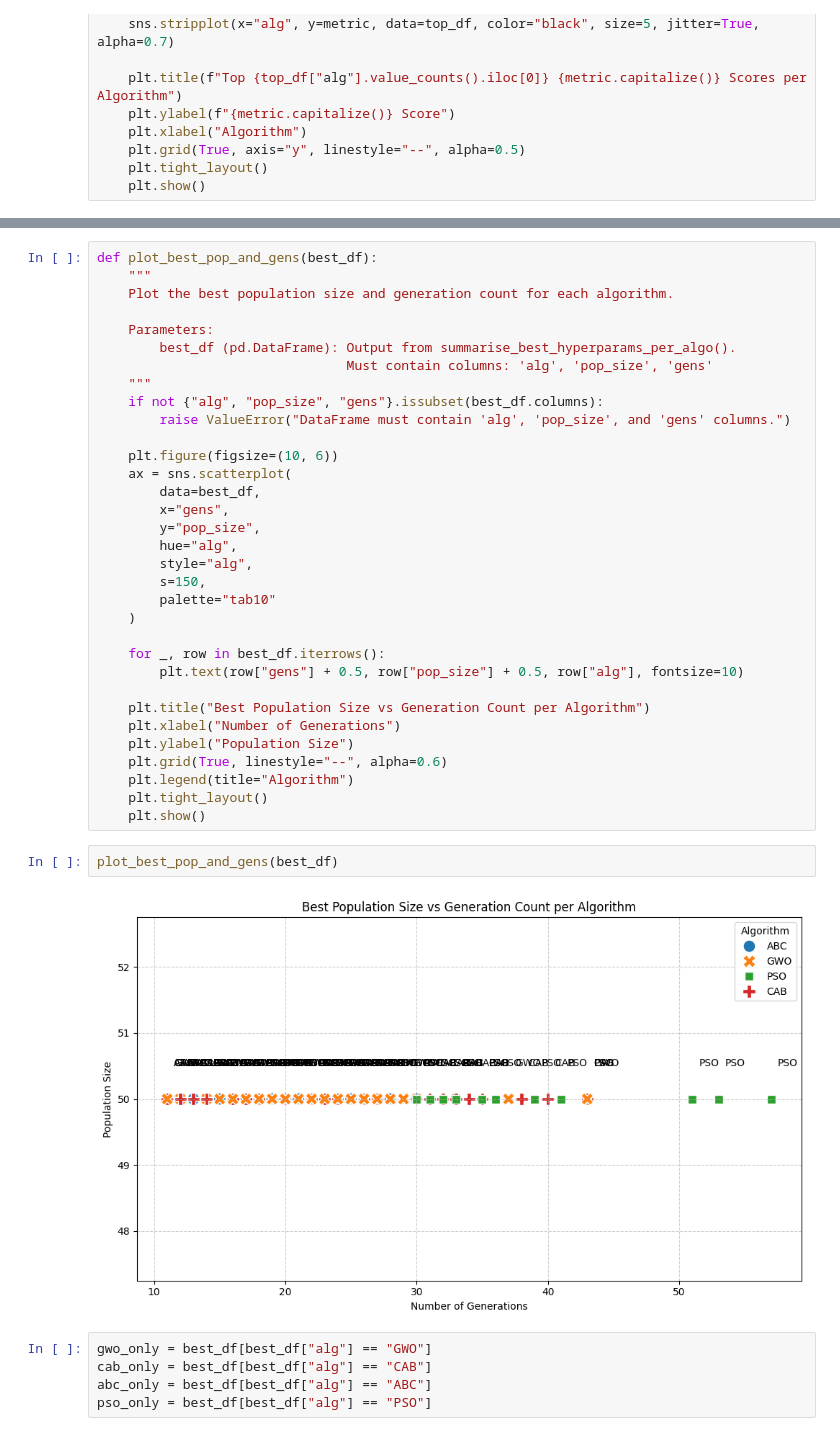
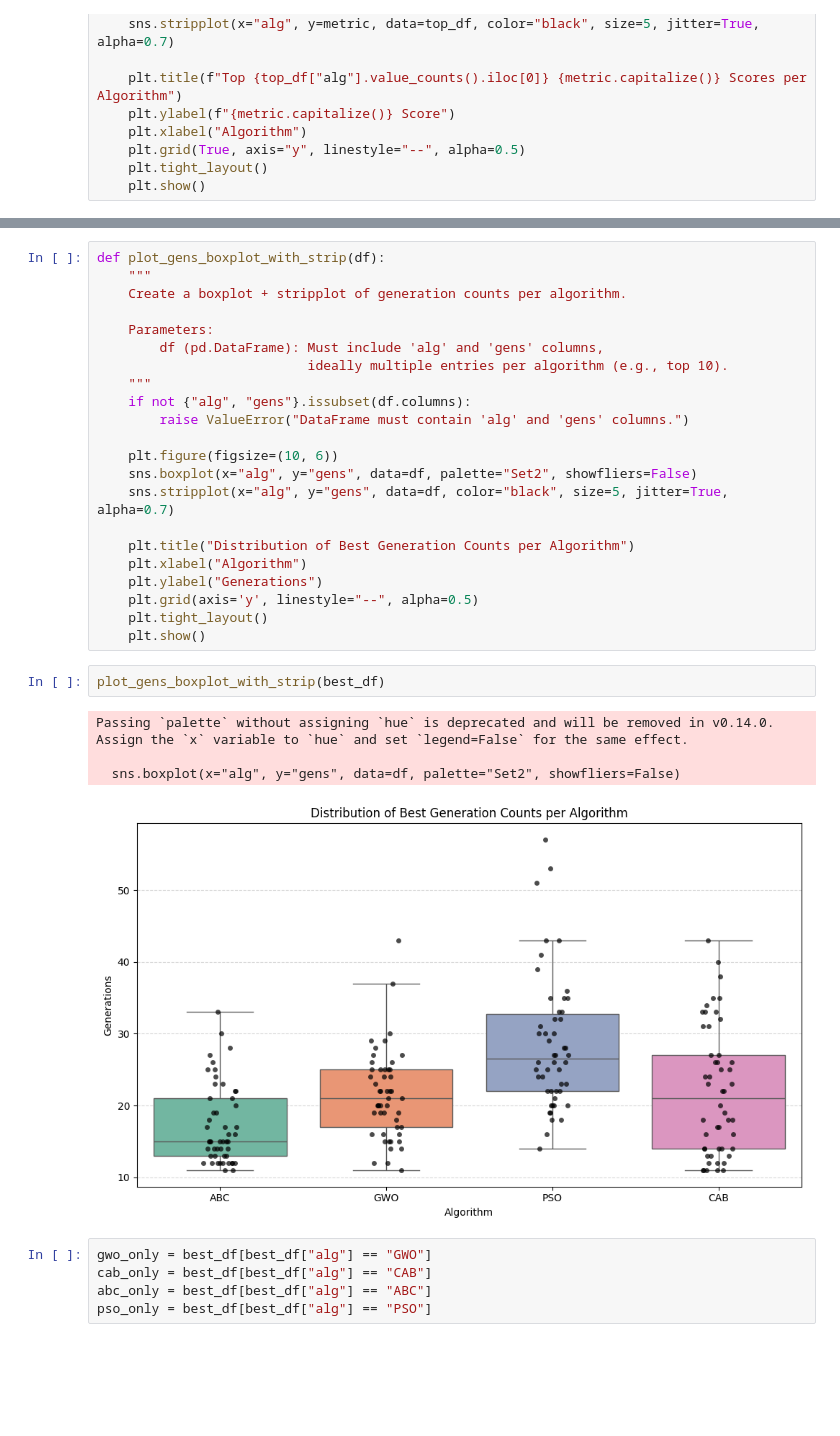
Before and after one commit to Tarnage/crypto_optimiser, a Jupyter notebook: load_best_from_folder.ipynb, the cells around one changed output, grey strips where cells are left out. Saved outputs shown, nothing was run; the diff lists cells and outputs as text; blank space fills up the shorter version.

```diff
--- a/load_best_from_folder.ipynb
+++ b/load_best_from_folder.ipynb
@@ -116,40 +100,32 @@ Passing `palette` without assigning `hue` is deprecated and will be removed in v
 # %%
-def plot_best_pop_and_gens(best_df):
+def plot_gens_boxplot_with_strip(df):
     """
-    Plot the best population size and generation count for each algorithm.
+    Create a boxplot + stripplot of generation counts per algorithm.
 
     Parameters:
-        best_df (pd.DataFrame): Output from summarise_best_hyperparams_per_algo().
-                                Must contain columns: 'alg', 'pop_size', 'gens'
+        df (pd.DataFrame): Must include 'alg' and 'gens' columns,
+                           ideally multiple entries per algorithm (e.g., top 10).
     """
-    if not {"alg", "pop_size", "gens"}.issubset(best_df.columns):
-        raise ValueError("DataFrame must contain 'alg', 'pop_size', and 'gens' columns.")
+    if not {"alg", "gens"}.issubset(df.columns):
+        raise ValueError("DataFrame must contain 'alg' and 'gens' columns.")
 
     plt.figure(figsize=(10, 6))
-    ax = sns.scatterplot(
-        data=best_df,
-        x="gens",
-        y="pop_size",
-        hue="alg",
-        style="alg",
-        s=150,
-        palette="tab10"
-    )
+    sns.boxplot(x="alg", y="gens", data=df, palette="Set2", showfliers=False)
+    sns.stripplot(x="alg", y="gens", data=df, color="black", size=5, jitter=True, alpha=0.7)
 
-    for _, row in best_df.iterrows():
-        plt.text(row["gens"] + 0.5, row["pop_size"] + 0.5, row["alg"], fontsize=10)
-
-    plt.title("Best Population Size vs Generation Count per Algorithm")
-    plt.xlabel("Number of Generations")
-    plt.ylabel("Population Size")
-    plt.grid(True, linestyle="--", alpha=0.6)
-    plt.legend(title="Algorithm")
+    plt.title("Distribution of Best Generation Counts per Algorithm")
+    plt.xlabel("Algorithm")
+    plt.ylabel("Generations")
+    plt.grid(axis='y', linestyle="--", alpha=0.5)
     plt.tight_layout()
     plt.show()
 # %%
-plot_best_pop_and_gens(best_df)
+plot_gens_boxplot_with_strip(best_df)
 # %% [output]
+Passing `palette` without assigning `hue` is deprecated and will be removed in v0.14.0. Assign the `x` variable to `hue` and set `legend=False` for the same effect.
+
+  sns.boxplot(x="alg", y="gens", data=df, palette="Set2", showfliers=False)
-[figure, old version]
+[figure, new version]
 # %%
 gwo_only = best_df[best_df["alg"] == "GWO"]
 cab_only = best_df[best_df["alg"] == "CAB"]
```
Also changed, not shown: parts of 10 cells of this notebook, 6 other files.
